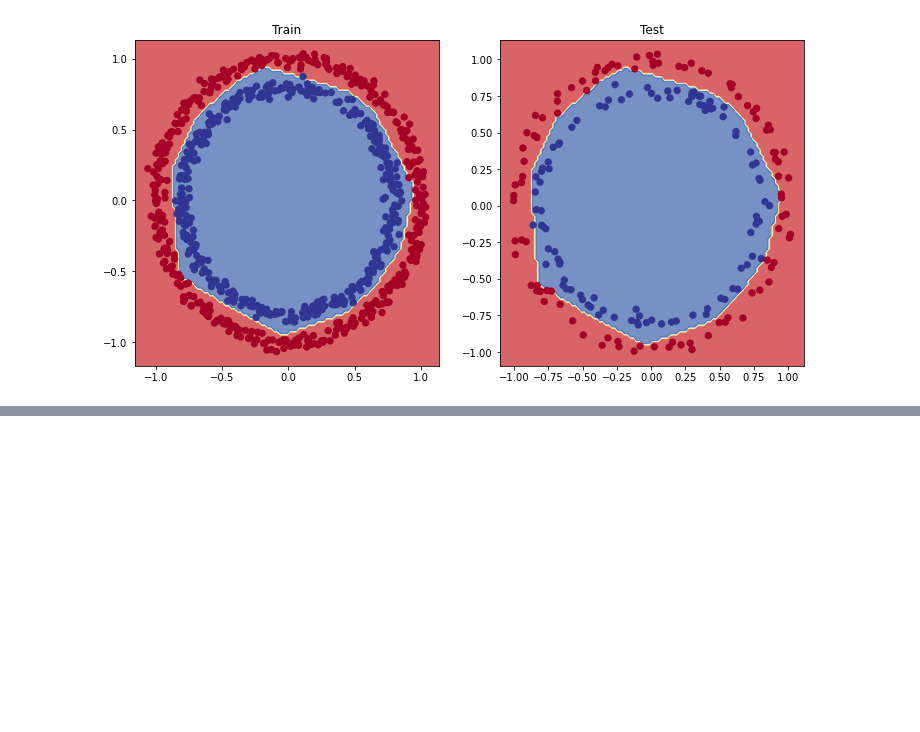
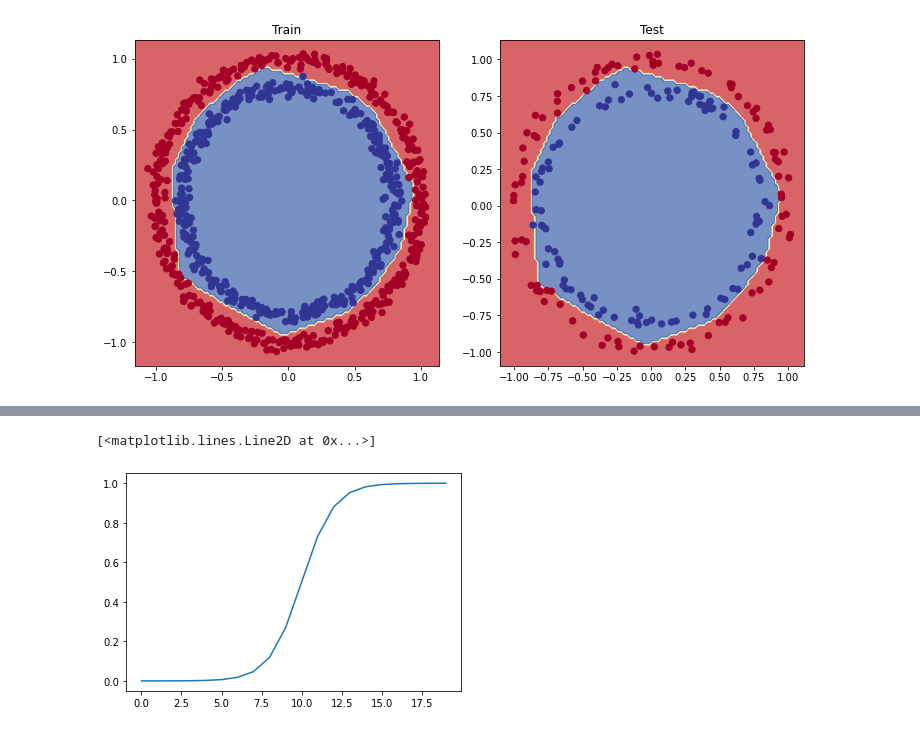
Before and after one commit to GirishHiremath/PyTorch, a Jupyter notebook: neural_network_classification_pytorch.ipynb, the cells around one changed output, grey strips where cells are left out. Saved outputs shown, nothing was run; the diff lists cells and outputs as text; code cells hidden in the pictures; blank space fills up the shorter version.

```diff
--- a/neural_network_classification_pytorch.ipynb
+++ b/neural_network_classification_pytorch.ipynb
@@ -668,0 +697,5 @@ plot_decision_boundary(model_non,X_test,y_test)
+# %%
+plt.plot(torch.sigmoid(A))
+# %% [output]
+[<matplotlib.lines.Line2D at 0x...>]
+[figure, added]
```
Also changed, not shown: parts of 8 cells of this notebook.
